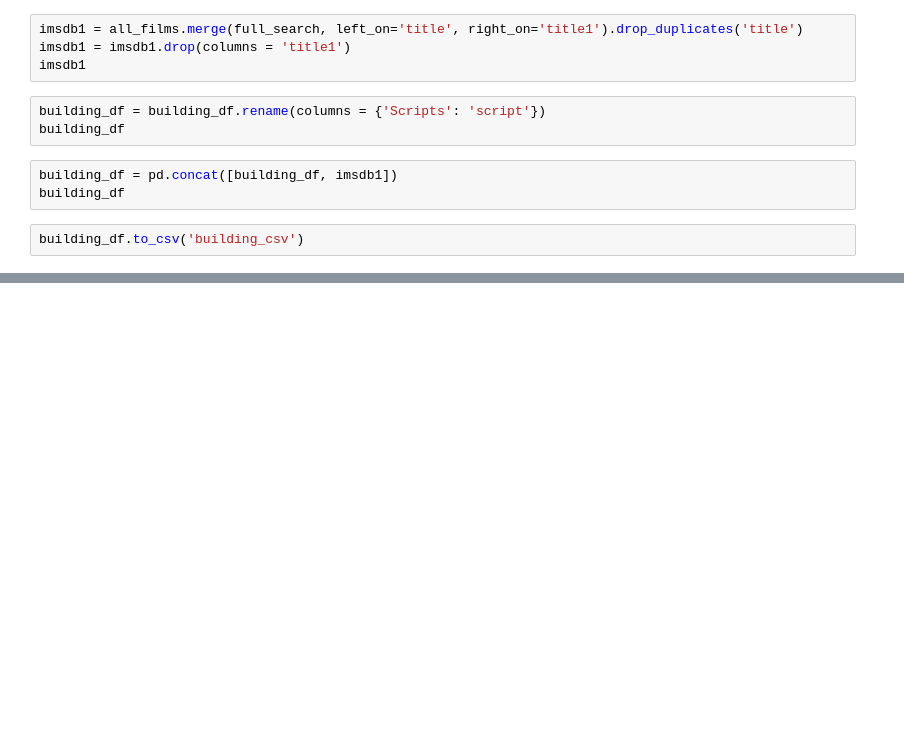
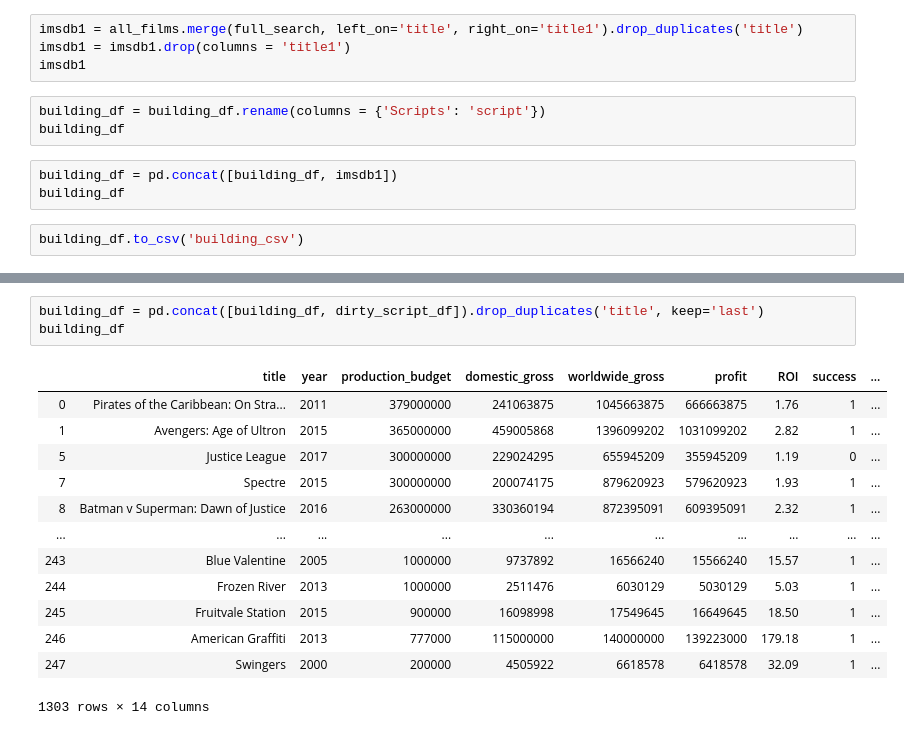
Before and after one commit to will4865/FlatironCapstoneProject, a Jupyter notebook: Script Import.ipynb, the cells around one changed output, grey strips where cells are left out. Drawn from its saved outputs; the diff is of its cells as text; blank space fills up the shorter version.

```diff
--- a/Script Import.ipynb
+++ b/Script Import.ipynb
@@ -307,0 +394,17 @@ pd.read_csv('Users')
+# %%
+building_df = pd.concat([building_df, dirty_script_df]).drop_duplicates('title', keep='last')
+building_df
+# %% [output]
+|  | title | year | production_budget | domestic_gross | worldwide_gross | profit | ROI | success | ... |
+| 0 | Pirates of the Caribbean: On Stra... | 2011 | 379000000 | 241063875 | 1045663875 | 666663875 | 1.76 | 1 | ... |
+| 1 | Avengers: Age of Ultron | 2015 | 365000000 | 459005868 | 1396099202 | 1031099202 | 2.82 | 1 | ... |
+| 5 | Justice League | 2017 | 300000000 | 229024295 | 655945209 | 355945209 | 1.19 | 0 | ... |
+| 7 | Spectre | 2015 | 300000000 | 200074175 | 879620923 | 579620923 | 1.93 | 1 | ... |
+| 8 | Batman v Superman: Dawn of Justice | 2016 | 263000000 | 330360194 | 872395091 | 609395091 | 2.32 | 1 | ... |
+| ... | ... | ... | ... | ... | ... | ... | ... | ... | ... |
+| 243 | Blue Valentine | 2005 | 1000000 | 9737892 | 16566240 | 15566240 | 15.57 | 1 | ... |
+| 244 | Frozen River | 2013 | 1000000 | 2511476 | 6030129 | 5030129 | 5.03 | 1 | ... |
+| 245 | Fruitvale Station | 2015 | 900000 | 16098998 | 17549645 | 16649645 | 18.50 | 1 | ... |
+| 246 | American Graffiti | 2013 | 777000 | 115000000 | 140000000 | 139223000 | 179.18 | 1 | ... |
+| 247 | Swingers | 2000 | 200000 | 4505922 | 6618578 | 6418578 | 32.09 | 1 | ... |
+1303 rows × 14 columns
```
Also changed, not shown: parts of 11 cells of this notebook.
